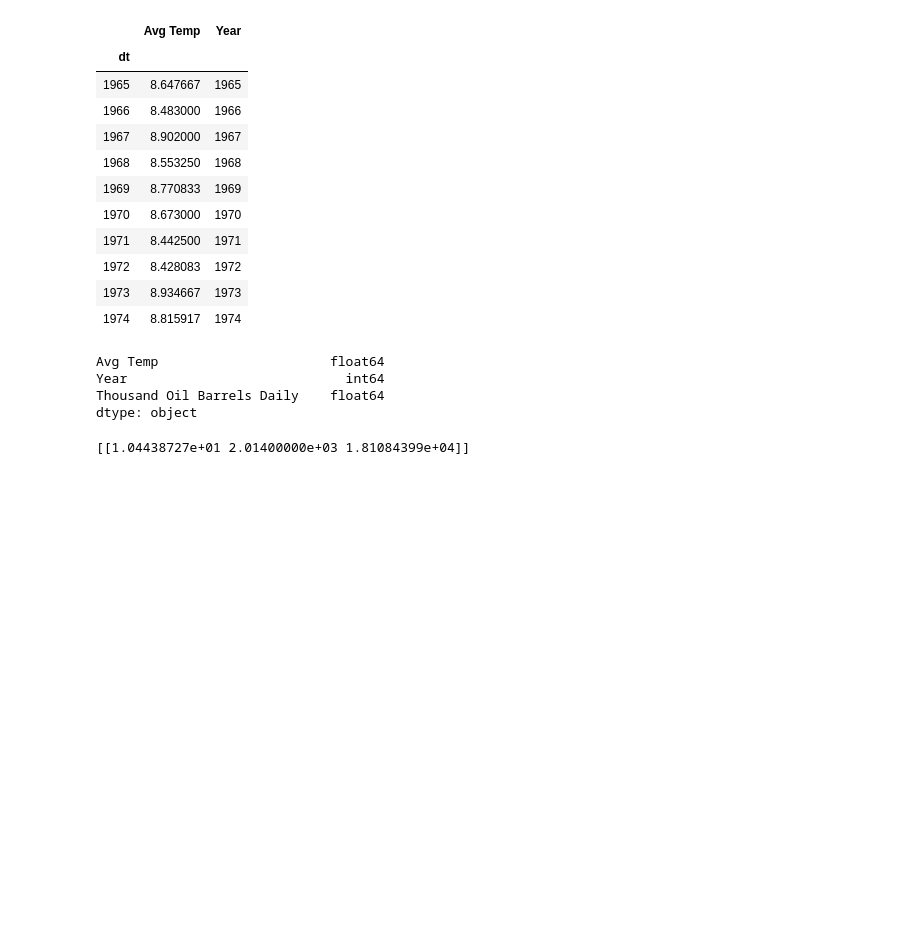
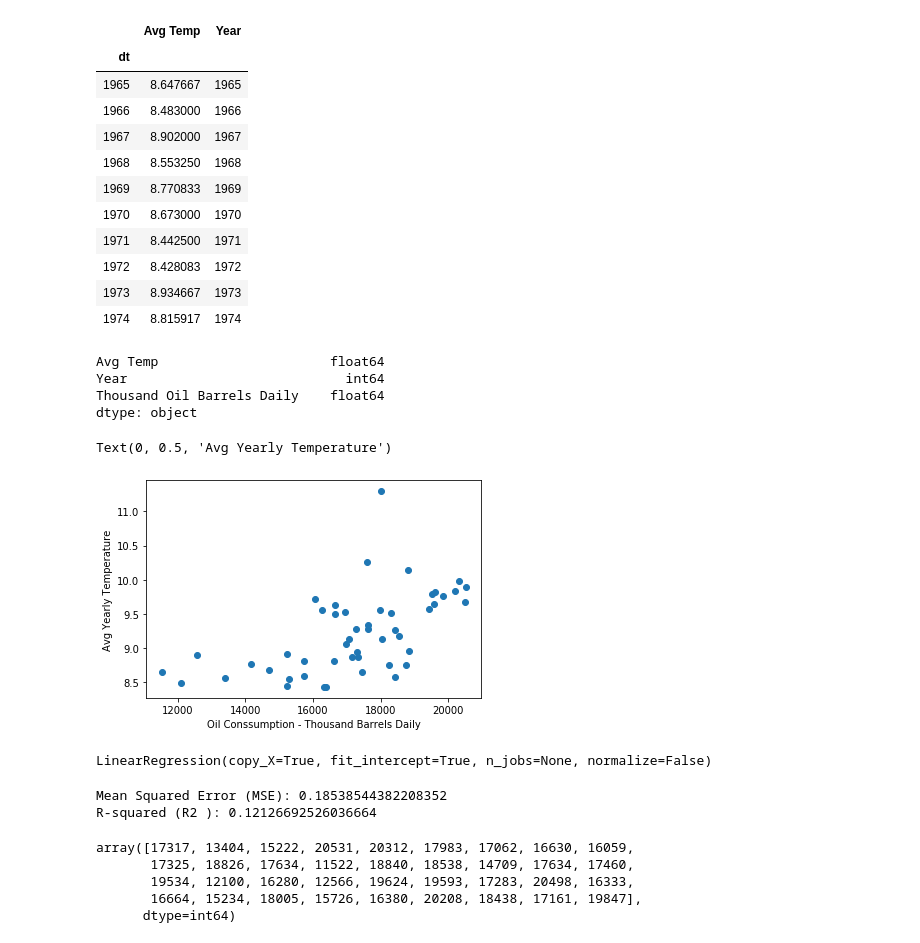
Before and after one commit to 0xyyyy/Climate_project, a Jupyter notebook: MachineLearning/machine_learning.ipynb, the cells around one changed output. Cells and saved outputs as stored; diff of their text form; code cells hidden in the pictures; blank space fills up the shorter version.

```diff
--- a/MachineLearning/machine_learning.ipynb
+++ b/MachineLearning/machine_learning.ipynb
@@ -5,7 +5,7 @@ import matplotlib.pyplot as plt
 import datetime as dt
 %matplotlib inline
 # %%
-temps = pd.read_csv('./GlobalLandTemperaturesByCountry.csv')
+temps = pd.read_csv('../GlobalLandTemperaturesByCountry.csv')
 temps.head()
 # %% [output]
 |  | dt | AverageTemperature | AverageTemperatureUncertainty | Country |
@@ -15,7 +15,7 @@ temps.head()
 | 3 | 1744-02-01 | NaN | NaN | Åland |
 | 4 | 1744-03-01 | NaN | NaN | Åland |
 # %%
-oil = pd.read_excel('MachineLearning\OilConsumption.xlsx')
+oil = pd.read_excel('OilConsumption.xlsx')
 oil.head()
 # %% [output]
 |  | Year | Thousand Oil Barrels Daily |
@@ -89,13 +89,17 @@ Avg Temp                      float64
 Year                            int64
 Thousand Oil Barrels Daily    float64
 dtype: object
-# %%
-from statsmodels.tsa.vector_ar.var_model import VAR
-
-model = VAR(temp_vs_oil)
-model_fit = model.fit()
-# make prediction
-yhat = model_fit.forecast(model_fit.y, steps=1)
-print(yhat)
-# %% [output]
-[[1.04438727e+01 2.01400000e+03 1.81084399e+04]]
+# %%
+# Data must be in int form for model.fit to work, it doesn't like float
+temp_vs_oil["Thousand Oil Barrels Daily"] = [int(x) for x in temp_vs_oil["Thousand Oil Barrels Daily"]]
+temp_vs_oil.to_csv("temperature_vs_oil.csv")
+# %%
+X = temp_vs_oil["Thousand Oil Barrels Daily"].values.reshape(-1, 1)
+y = temp_vs_oil["Avg Temp"].values.reshape(-1, 1)
+# %%
+plt.scatter(X, y)
+plt.xlabel("Oil Conssumption - Thousand Barrels Daily")
+plt.ylabel("Avg Yearly Temperature")
+# %% [output]
+Text(0, 0.5, 'Avg Yearly Temperature')
+[figure, added]
@@ -101,0 +113,17 @@ print(yhat)
+# %%
+model.fit(X_train, y_train)
+# %% [output]
+LinearRegression(copy_X=True, fit_intercept=True, n_jobs=None, normalize=False)
+# %%
+from sklearn.metrics import mean_squared_error, r2_score
+
+predicted = model.predict(X_test)
+
+mse = mean_squared_error(y_test, predicted)
+r2 = r2_score(y_test, predicted)
+
+print(f"Mean Squared Error (MSE): {mse}")
+print(f"R-squared (R2 ): {r2}")
+# %% [output]
+Mean Squared Error (MSE): 0.18538544382208352
+R-squared (R2 ): 0.12126692526036664
@@ -101,0 +170,8 @@ print(yhat)
+# %%
+X_data
+# %% [output]
+array([17317, 13404, 15222, 20531, 20312, 17983, 17062, 16630, 16059,
+       17325, 18826, 17634, 11522, 18840, 18538, 14709, 17634, 17460,
+       19534, 12100, 16280, 12566, 19624, 19593, 17283, 20498, 16333,
+       16664, 15234, 18005, 15726, 16380, 20208, 18438, 17161, 19847],
+      dtype=int64)
```
Also changed, not shown: parts of 9 cells of this notebook, 3 other files.
